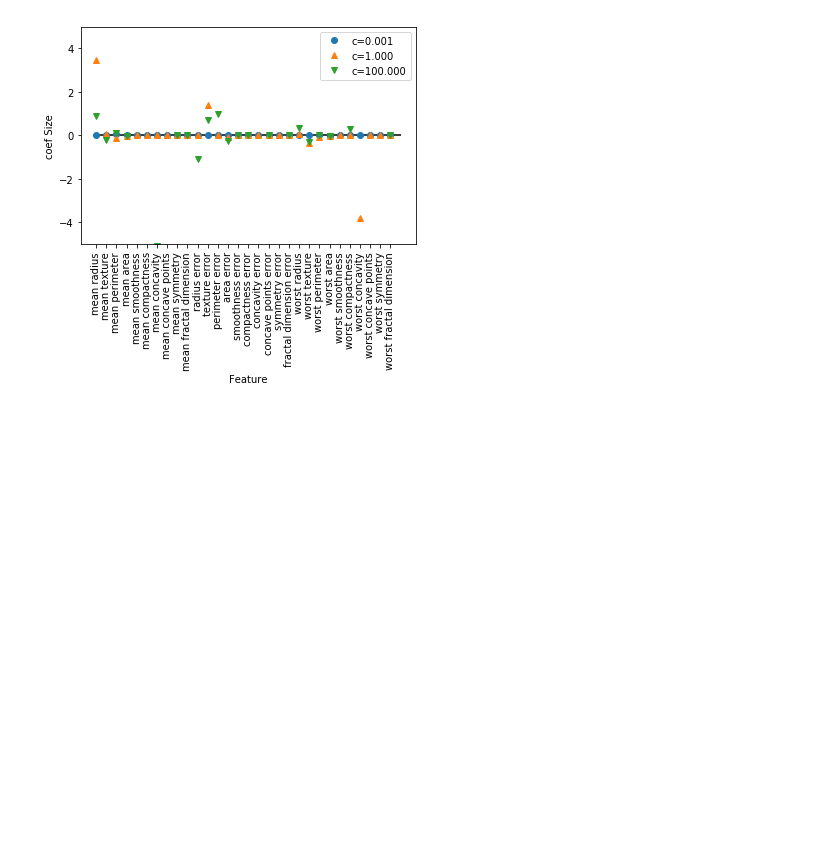
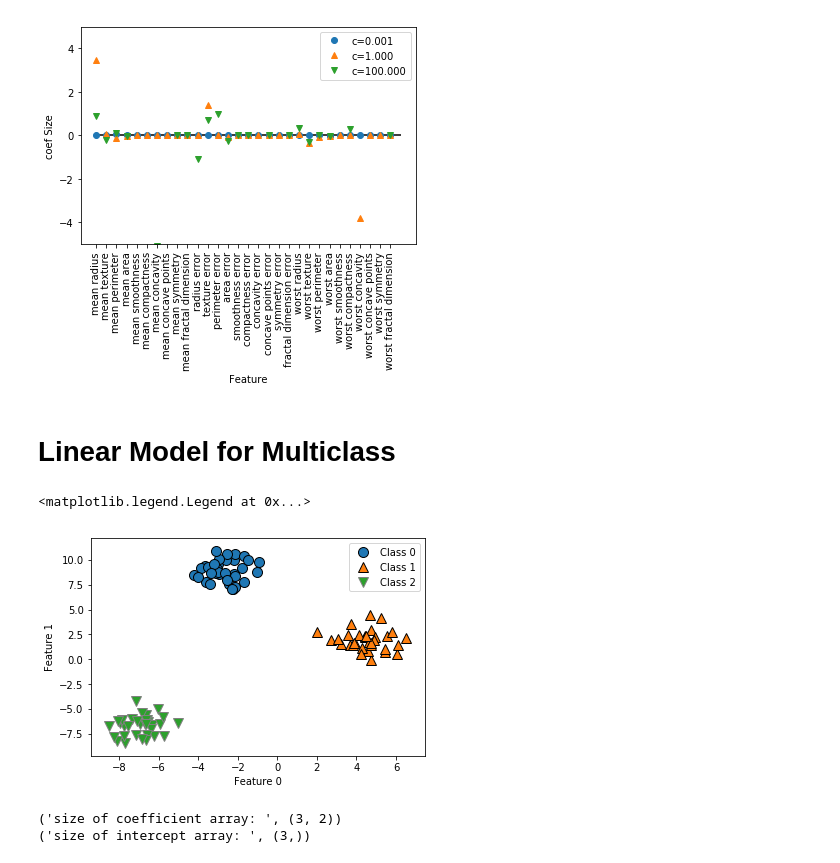
Before and after one commit to JMmmmuu/ML, a Jupyter notebook: IntroToMLwithPython/2_SupervisedLearning.ipynb, the cells around one changed output. Cells and saved outputs as stored; diff of their text form; code cells hidden in the pictures; blank space fills up the shorter version.

Commit message:
Linear Model for Multiclass

```diff
--- a/IntroToMLwithPython/2_SupervisedLearning.ipynb
+++ b/IntroToMLwithPython/2_SupervisedLearning.ipynb
@@ -423,3 +423,23 @@ train accuracy of Logistic Regression for C=100.000: 0.99
 test accuracy of Logistic Regression for C=100.000: 0.98
 <matplotlib.legend.Legend at 0x...>
 [figure]
+# %% [markdown]
+# Linear Model for Multiclass
+# %%
+from sklearn.datasets import make_blobs
+
+x, y = make_blobs(random_state=42)
+mglearn.discrete_scatter(x[:, 0], x[:, 1], y)
+plt.xlabel("Feature 0")
+plt.ylabel("Feature 1")
+plt.legend(["Class 0", "Class 1", "Class 2"])
+# %% [output]
+<matplotlib.legend.Legend at 0x...>
+[figure, added]
+# %%
+linear_svm = LinearSVC().fit(x, y)
+print("size of coefficient array: ", linear_svm.coef_.shape)
+print("size of intercept array: ", linear_svm.intercept_.shape)
+# %% [output]
+('size of coefficient array: ', (3, 2))
+('size of intercept array: ', (3,))
```
Also changed, not shown: parts of 2 cells of this notebook.
